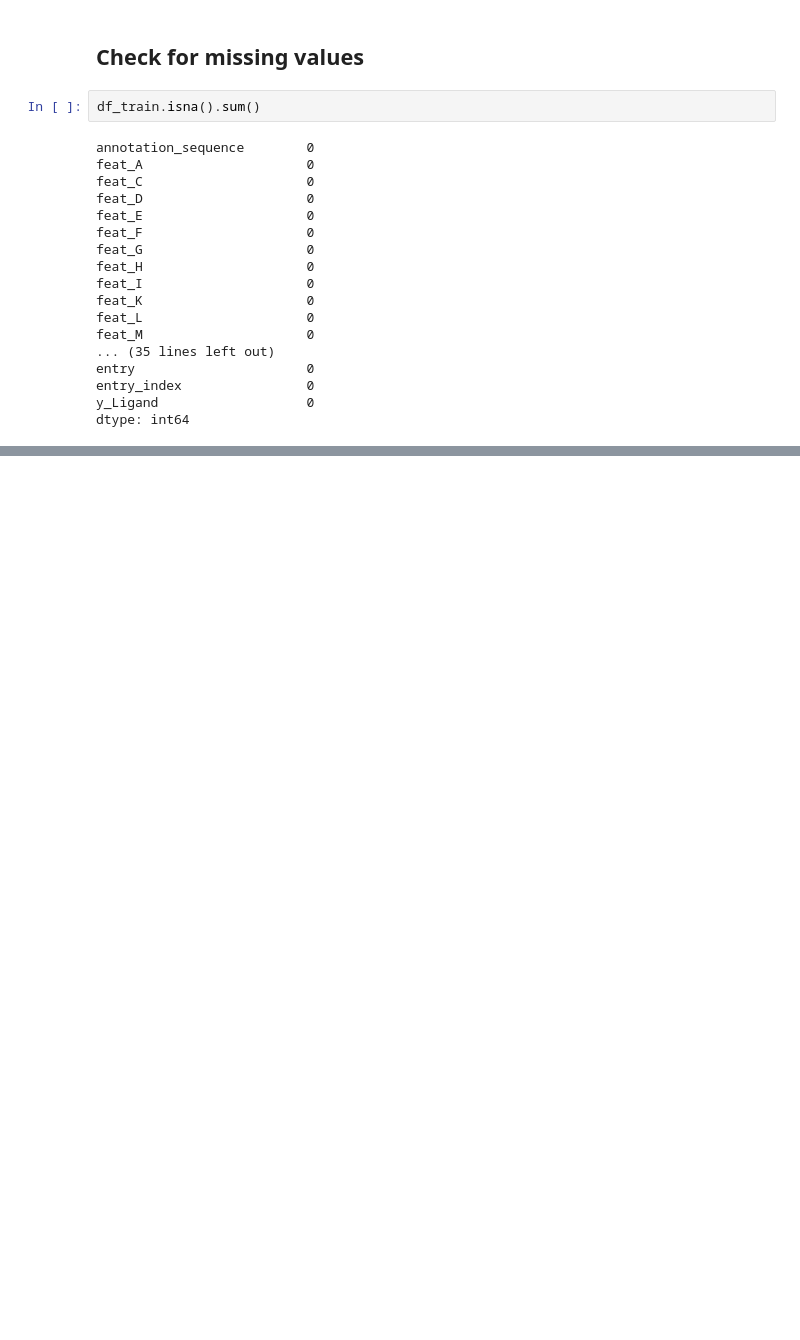
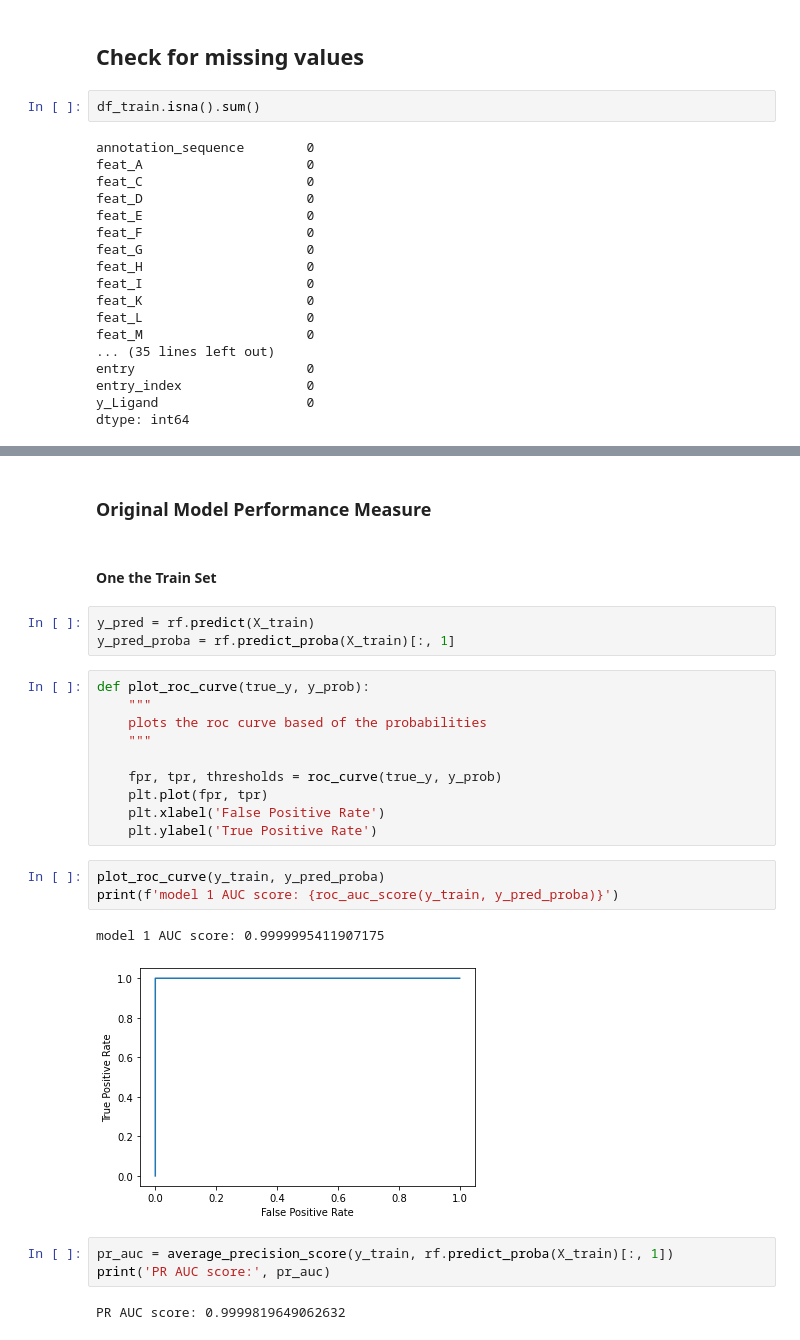
Before and after one commit to Peter-Hou/Predicting-Drug-Binding-Sites-in-Human-Proteins, a Jupyter notebook: model building/Predicting_Drug_Binding_Sites_in_Human_Proteins.ipynb, the cells around one changed output, grey strips where cells are left out. Drawn from its saved outputs; the diff is of its cells as text; blank space fills up the shorter version.

```diff
--- a/model building/Predicting_Drug_Binding_Sites_in_Human_Proteins.ipynb
+++ b/model building/Predicting_Drug_Binding_Sites_in_Human_Proteins.ipynb
@@ -526,0 +994,28 @@ Build Pipeline
+# %% [markdown]
+### Original Model Performance Measure
+# %% [markdown]
+#### One the Train Set
+# %%
+y_pred = rf.predict(X_train)
+y_pred_proba = rf.predict_proba(X_train)[:, 1]
+# %%
+def plot_roc_curve(true_y, y_prob):
+    """
+    plots the roc curve based of the probabilities
+    """
+
+    fpr, tpr, thresholds = roc_curve(true_y, y_prob)
+    plt.plot(fpr, tpr)
+    plt.xlabel('False Positive Rate')
+    plt.ylabel('True Positive Rate')
+# %%
+plot_roc_curve(y_train, y_pred_proba)
+print(f'model 1 AUC score: {roc_auc_score(y_train, y_pred_proba)}')
+# %% [output]
+model 1 AUC score: 0.9999995411907175
+[figure, added]
+# %%
+pr_auc = average_precision_score(y_train, rf.predict_proba(X_train)[:, 1])
+print('PR AUC score:', pr_auc)
+# %% [output]
+PR AUC score: 0.9999819649062632
```
Also changed, not shown: parts of 126 cells of this notebook.
